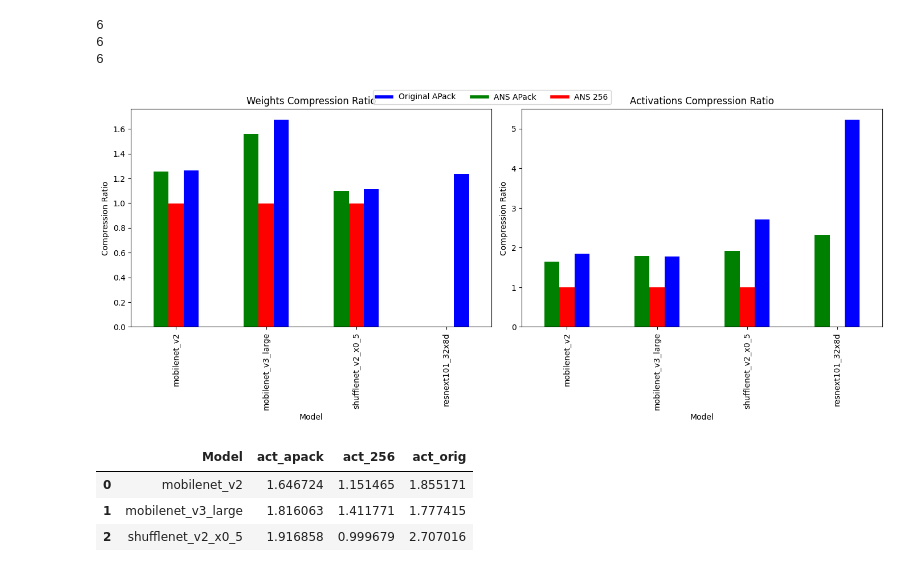
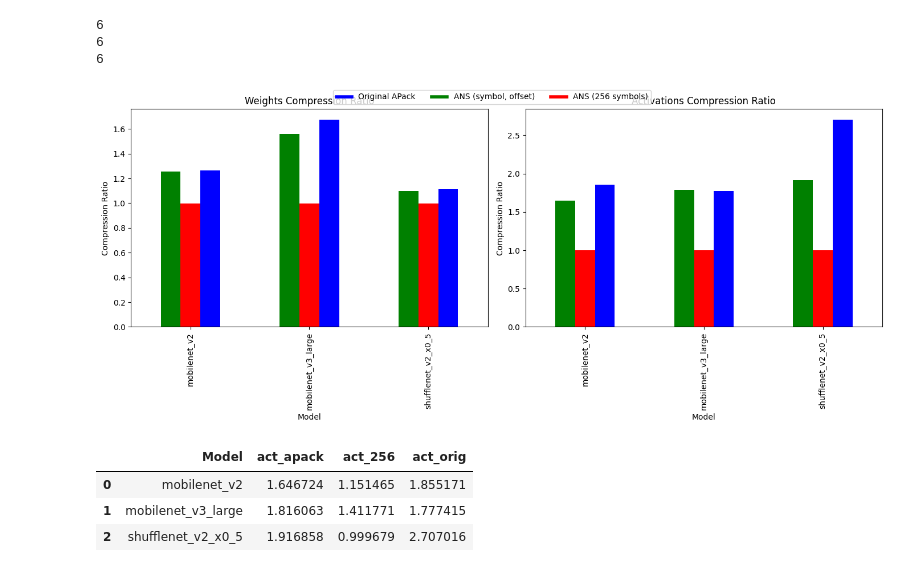
Before and after one commit to adamrt27/ANS_NeuralComp, a Jupyter notebook: results/resultsImproved.ipynb, the cells around one changed output. Saved outputs shown, nothing was run; the diff lists cells and outputs as text; code cells hidden in the pictures.

```diff
--- a/results/resultsImproved.ipynb
+++ b/results/resultsImproved.ipynb
@@ -3,7 +3,7 @@ import pandas as pd
 import os
 import numpy as np
 # %%
-models = ["mobilenet_v2", "mobilenet_v3_large", "shufflenet_v2_x0_5", "resnext101_32x8d"]#os.listdir("trace")
+models = ["mobilenet_v2", "mobilenet_v3_large", "shufflenet_v2_x0_5"]#, "resnext101_32x8d"]#os.listdir("trace")
 file_names = [
     "stats_activations_apack_8.csv",
     "stats_weights_apack_8.csv",
@@ -192,8 +195,8 @@ def generate_directories_info(directories, act_pattern, w_pattern):
 directories = [
     "trace/mobilenet_v2/",
     "trace/mobilenet_v3_large/",
-    "trace/shufflenet_v2_x0_5/",
-    "trace/resnext101_32x8d/"
+    "trace/shufflenet_v2_x0_5/"#,
+    #"trace/resnext101_32x8d/"
 ]
 
 act_pattern = "input_{}_flat.comp"
@@ -245,7 +248,7 @@ print(len([data_frames["trace/mobilenet_v3_large/"]["APack"]["activations_mean"]
 # %%
 import matplotlib.pyplot as plt
 
-models = ["mobilenet_v2", "mobilenet_v3_large", "shufflenet_v2_x0_5", "resnext101_32x8d"]
+models = ["mobilenet_v2", "mobilenet_v3_large", "shufflenet_v2_x0_5"]#, "resnext101_32x8d"]
 
 # Create DataFrames
 df_w = pd.DataFrame({
@@ -262,39 +265,39 @@ df_act = pd.DataFrame({
     "act_orig": [data_frames[key]["comp"]["activations_mean"] for key in data_frames]
 })
 
 # Define the colors for each category
 color_map = {
     "Original APack": "blue",
-    "ANS APack": "green",
-    "ANS 256": "red"
+    "ANS (symbol, offset)": "green",
+    "ANS (256 symbols)": "red"
 }
 
 # Define the figure and subplots
 fig, axs = plt.subplots(1, 2, figsize=(14, 6))
 
 # Plot weights compression ratio
-bars_w = df_w.set_index("Model").plot(kind="bar", ax=axs[0], color=[color_map["ANS APack"], color_map["ANS 256"], color_map["Original APack"]], legend=False)
+bars_w = df_w.set_index("Model").plot(kind="bar", ax=axs[0], color=[color_map["ANS (symbol, offset)"], color_map["ANS (256 symbols)"], color_map["Original APack"]], legend=False)
 axs[0].set_title("Weights Compression Ratio")
 axs[0].set_ylabel("Compression Ratio")
 #axs[0].set_ylim([1.0, 2])  # Set y-axis limits to zoom in
 
 # Plot activations compression ratio
-bars_act = df_act.set_index("Model").plot(kind="bar", ax=axs[1], color=[color_map["ANS APack"], color_map["ANS 256"], color_map["Original APack"]], legend=False)
+bars_act = df_act.set_index("Model").plot(kind="bar", ax=axs[1], color=[color_map["ANS (symbol, offset)"], color_map["ANS (256 symbols)"], color_map["Original APack"]], legend=False)
 axs[1].set_title("Activations Compression Ratio")
 axs[1].set_ylabel("Compression Ratio")
 #axs[1].set_ylim([1.0, 2])  # Set y-axis limits to zoom in
 
 # Add legend
-handles = [plt.Line2D([0], [0], color=color_map[key], lw=4) for key in ["Original APack", "ANS APack", "ANS 256"]]
+handles = [plt.Line2D([0], [0], color=color_map[key], lw=4) for key in ["Original APack", "ANS (symbol, offset)", "ANS (256 symbols)"]]
 fig.legend(handles, color_map.keys(), loc="upper center", ncol=3)
 
 # Improve layout
 plt.tight_layout()
 
 # Display the plot
 plt.show()
 # %% [output]
-[figure, old version]
+[figure, new version]
 # %%
 df_act
 # %% [output]
```
Also changed, not shown: parts of 2 cells of this notebook, 6 other files.
